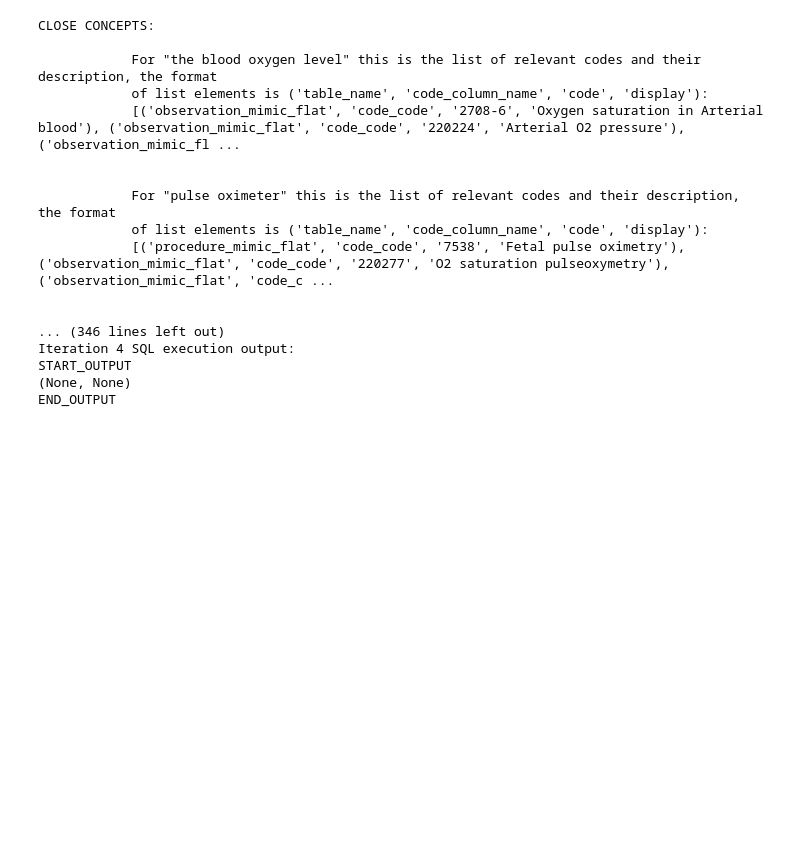
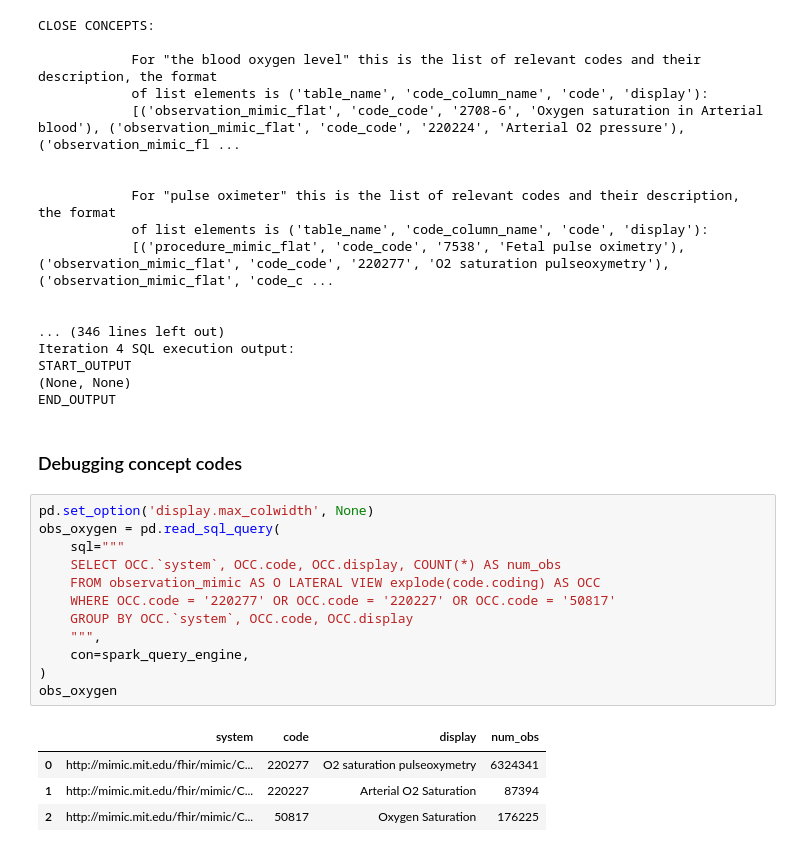
Before and after one commit to google/fhir-data-pipes, a Jupyter notebook: query/code_embedding.ipynb, the cells around one changed output. Drawn from its saved outputs; the diff is of its cells as text; blank space fills up the shorter version.

```diff
--- a/query/code_embedding.ipynb
+++ b/query/code_embedding.ipynb
@@ -2715,3 +2727,22 @@ Iteration 4 SQL execution output:
 START_OUTPUT
 (None, None)
 END_OUTPUT
+# %% [markdown]
+### Debugging concept codes
+# %%
+pd.set_option('display.max_colwidth', None)
+obs_oxygen = pd.read_sql_query(
+    sql="""
+    SELECT OCC.`system`, OCC.code, OCC.display, COUNT(*) AS num_obs
+    FROM observation_mimic AS O LATERAL VIEW explode(code.coding) AS OCC
+    WHERE OCC.code = '220277' OR OCC.code = '220227' OR OCC.code = '50817'
+    GROUP BY OCC.`system`, OCC.code, OCC.display
+    """,
+    con=spark_query_engine,
+)
+obs_oxygen
+# %% [output]
+|  | system | code | display | num_obs |
+| 0 | http://mimic.mit.edu/fhir/mimic/C... | 220277 | O2 saturation pulseoxymetry | 6324341 |
+| 1 | http://mimic.mit.edu/fhir/mimic/C... | 220227 | Arterial O2 Saturation | 87394 |
+| 2 | http://mimic.mit.edu/fhir/mimic/C... | 50817 | Oxygen Saturation | 176225 |
```
Also changed, not shown: parts of 17 cells of this notebook.
